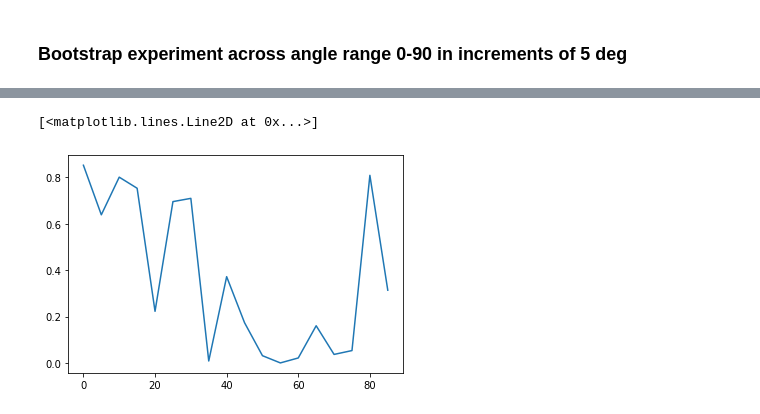
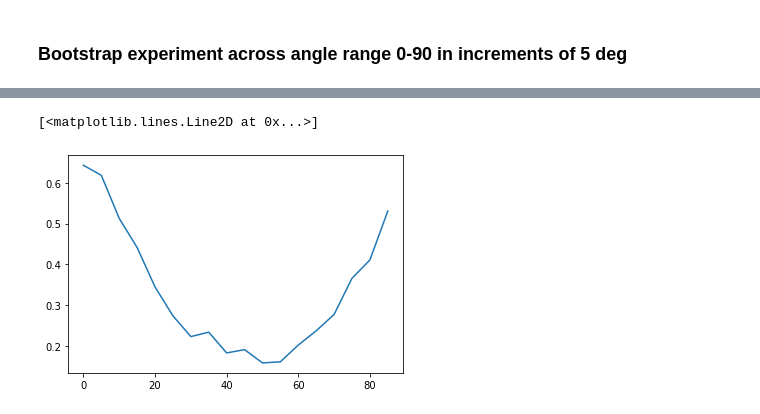
Before and after one commit to NeuroDataDesign/ProgLearn_2021-2022, a Jupyter notebook: Kevin_Feng/xor_rxor_subset_predictProba_bootstrap.ipynb, the cells around one changed output, grey strips where cells are left out. Drawn from its saved outputs; the diff is of its cells as text; code cells hidden in the pictures.

```diff
--- a/Kevin_Feng/xor_rxor_subset_predictProba_bootstrap.ipynb
+++ b/Kevin_Feng/xor_rxor_subset_predictProba_bootstrap.ipynb
@@ -222,9 +222,10 @@ def bootstrap(angle_sweep = range(0, 90, 5), n_samples = 100, reps = 100000):
     # generate xor
     X_xor, y_xor = generate_gaussian_parity(n_samples, angle_params=0)
     for angle in angle_sweep:
-        print('Processing angle:', angle)
+        # print('Processing angle:', angle)
         # we can use the same xor as from above but we need a new rxor
         # generate rxor with different angles
+
         X_rxor, y_rxor = generate_gaussian_parity(n_samples, angle_params=math.radians(angle))
 
 
@@ -243,6 +244,23 @@ def bootstrap(angle_sweep = range(0, 90, 5), n_samples = 100, reps = 100000):
         X_rxor_train = np.concatenate((X_rxor_0[0:35], X_rxor_1[0:35]))
         y_rxor_train = np.concatenate((np.zeros(35), np.ones(35)))
 
+        # make sure X_rxor_train is the right size everytime, run into errors sometime
+        while len(X_rxor_train) != 70:
+            X_rxor, y_rxor = generate_gaussian_parity(n_samples, angle_params=math.radians(angle))
+            # we want to pick 70 samples from xor/rxor to train trees so we need to first subset each into arrays with only xor_0/1 and rxor_0/1
+            X_xor_0 = X_xor[np.where(y_xor == 0)]
+            X_xor_1 = X_xor[np.where(y_xor == 1)]
+
+            X_rxor_0 = X_rxor[np.where(y_rxor == 0)]
+            X_rxor_1 = X_rxor[np.where(y_rxor == 1)]
+
+            # we can concat the first 35 samples from each pair to use to tatal 70 samples for training and 30 for predict proba
+            X_xor_train = np.concatenate((X_xor_0[0:35], X_xor_1[0:35]))
+            y_xor_train = np.concatenate((np.zeros(35), np.ones(35)))
+
+            # repeat for rxor
+            X_rxor_train = np.concatenate((X_rxor_0[0:35], X_rxor_1[0:35]))
+            y_rxor_train = np.concatenate((np.zeros(35), np.ones(35)))
 
         # init the rf's
         # xor rf
@@ -281,3 +299,16 @@ def bootstrap(angle_sweep = range(0, 90, 5), n_samples = 100, reps = 100000):
         p_vals.append(getPval(X_xor_rxor_all, y_xor_rxor_all, d1, reps, n_samples = n_samples))
 
     return p_vals
+# %%
+# data frame to store p values from each run
+p_val_df = pd.DataFrame()
+# np array to store p values
+p_val_list = []
+for i in range(100):
+    start = time.time()
+    print('Iteration:', i)
+    temp = bootstrap(angle_sweep = range(0, 90, 5), n_samples = 100, reps = 1000)
+    p_val_df[i] = temp
+    p_val_list.append(temp)
+    end = time.time()
+    print('\nThe function took {:.2f} s to compute.'.format(end - start))
@@ -283,0 +333,3 @@ def bootstrap(angle_sweep = range(0, 90, 5), n_samples = 100, reps = 100000):
+# %%
+# compute mean across each test for each angle
+p_val_df['mean'] = p_val_df.mean(axis=1)
@@ -305,6 +340,6 @@ Processing angle: 85
 # %%
 angle_sweep = range(0, 90, 5)
-plt.plot(angle_sweep, bootstrap_pvals)
+plt.plot(angle_sweep, p_val_df['mean'])
 # %% [output]
 [<matplotlib.lines.Line2D at 0x...>]
-[figure, old version]
+[figure, new version]
```
Also changed, not shown: parts of 11 cells of this notebook.
